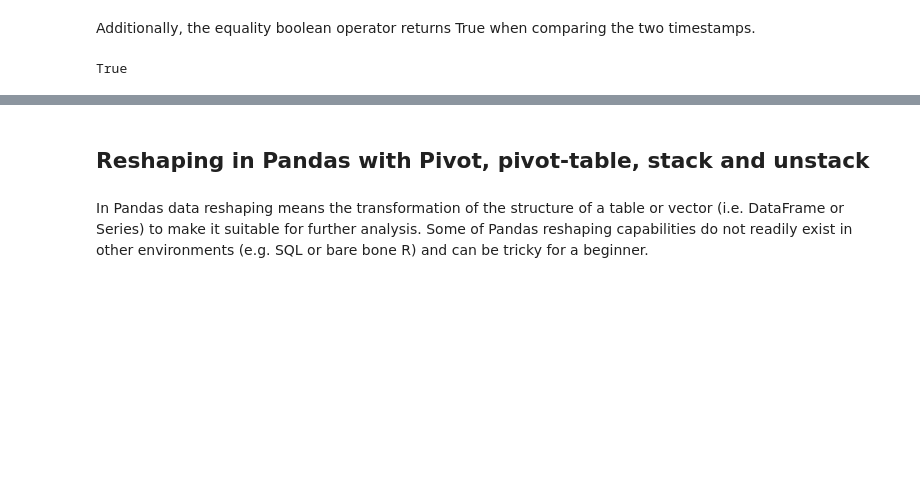
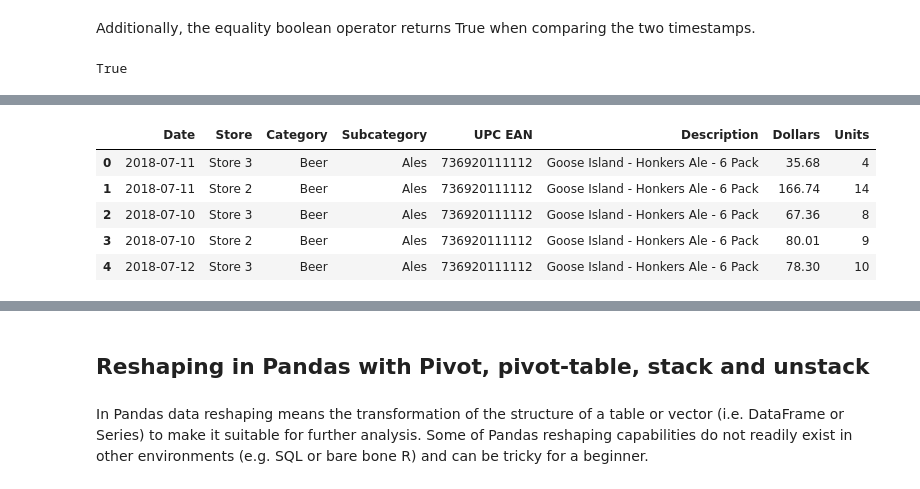
Before and after one commit to redmage123/pandas-timeseries, a Jupyter notebook: docs/pandas-timeseries.ipynb, the cells around one changed output, grey strips where cells are left out. Drawn from its saved outputs; the diff is of its cells as text; code cells hidden in the pictures; blank space fills up the shorter version.

```diff
--- a/docs/pandas-timeseries.ipynb
+++ b/docs/pandas-timeseries.ipynb
@@ -2989,0 +1309,10 @@ True
+# %%
+df = pd.read_csv('../data/grocery_data.csv', parse_dates=['Date'])
+df.head()
+# %% [output]
+|  | Date | Store | Category | Subcategory | UPC EAN | Description | Dollars | Units |
+| 0 | 2018-07-11 | Store 3 | Beer | Ales | 736920111112 | Goose Island - Honkers Ale - 6 Pack | 35.68 | 4 |
+| 1 | 2018-07-11 | Store 2 | Beer | Ales | 736920111112 | Goose Island - Honkers Ale - 6 Pack | 166.74 | 14 |
+| 2 | 2018-07-10 | Store 3 | Beer | Ales | 736920111112 | Goose Island - Honkers Ale - 6 Pack | 67.36 | 8 |
+| 3 | 2018-07-10 | Store 2 | Beer | Ales | 736920111112 | Goose Island - Honkers Ale - 6 Pack | 80.01 | 9 |
+| 4 | 2018-07-12 | Store 3 | Beer | Ales | 736920111112 | Goose Island - Honkers Ale - 6 Pack | 78.30 | 10 |
```
Also changed, not shown: parts of 56 cells of this notebook, 2 other files.
